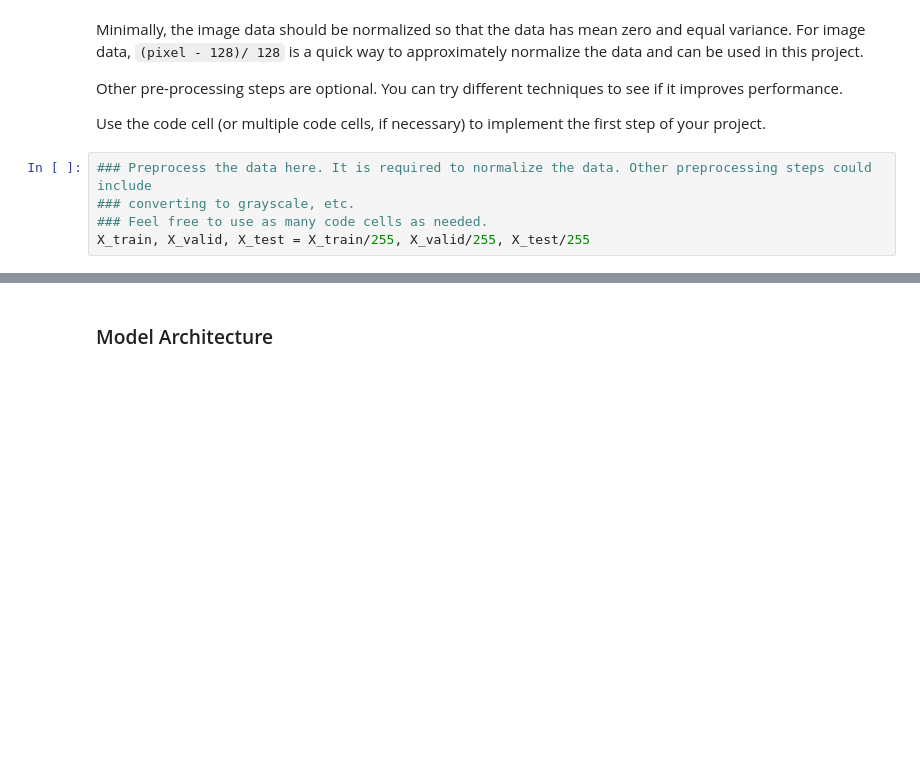
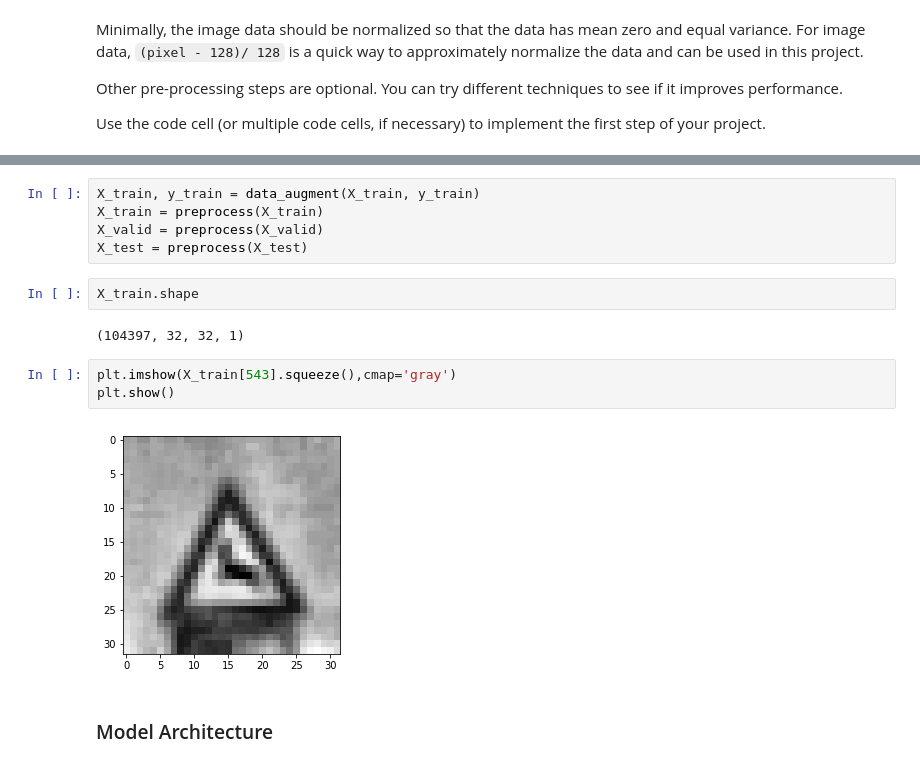
Before and after one commit to gimaik/SDCND, a Jupyter notebook: CarND-Traffic-Sign-Classifier-P3/Traffic_Sign_Classifier.ipynb, the cells around one changed output, grey strips where cells are left out. Drawn from its saved outputs; the diff is of its cells as text; blank space fills up the shorter version.

```diff
--- a/CarND-Traffic-Sign-Classifier-P3/Traffic_Sign_Classifier.ipynb
+++ b/CarND-Traffic-Sign-Classifier-P3/Traffic_Sign_Classifier.ipynb
@@ -151,8 +155,3 @@ Minimally, the image data should be normalized so that the data has mean zero an
 Other pre-processing steps are optional. You can try different techniques to see if it improves performance.
 
 Use the code cell (or multiple code cells, if necessary) to implement the first step of your project.
-# %%
-### Preprocess the data here. It is required to normalize the data. Other preprocessing steps could include
-### converting to grayscale, etc.
-### Feel free to use as many code cells as needed.
-X_train, X_valid, X_test = X_train/255, X_valid/255, X_test/255
@@ -159,2 +203,16 @@ X_train, X_valid, X_test = X_train/255, X_valid/255, X_test/255
+# %%
+X_train, y_train = data_augment(X_train, y_train)
+X_train = preprocess(X_train)
+X_valid = preprocess(X_valid)
+X_test = preprocess(X_test)
+# %%
+X_train.shape
+# %% [output]
+(104397, 32, 32, 1)
+# %%
+plt.imshow(X_train[543].squeeze(),cmap='gray')
+plt.show()
+# %% [output]
+[figure, added]
 # %% [markdown]
 ### Model Architecture
```
Also changed, not shown: parts of 15 cells of this notebook, 22 other files.
